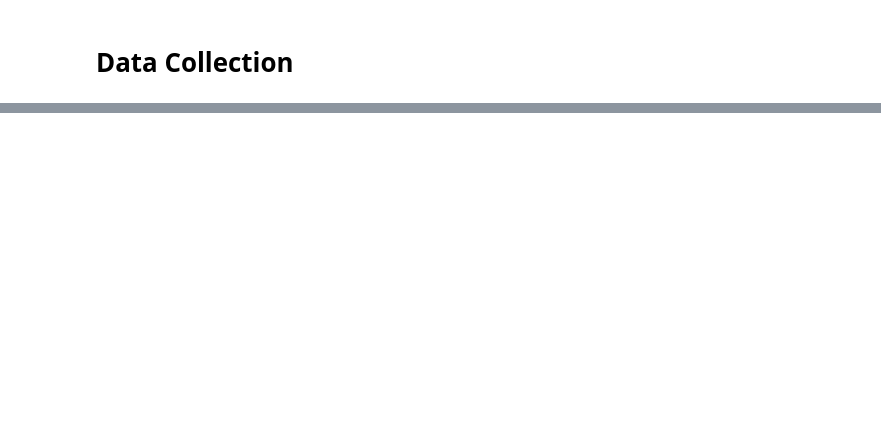
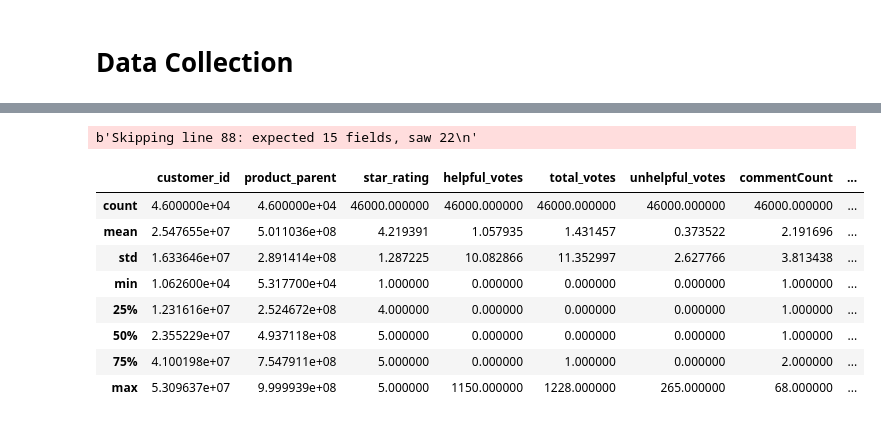
Before and after one commit to danielka223/ds_workshop, a Jupyter notebook: dsWorkshopAmazon.ipynb, the cells around one changed output, grey strips where cells are left out. Saved outputs shown, nothing was run; the diff lists cells and outputs as text; code cells hidden in the pictures; blank space fills up the shorter version.

```diff
--- a/dsWorkshopAmazon.ipynb
+++ b/dsWorkshopAmazon.ipynb
@@ -83,0 +148,54 @@ reviews.head()
+# %%
+#@title Data Filters
+
+include_all_categories = True #@param {type:"boolean"}
+pick_category = "Shoes"  #@param ['Apparel', 'Automotive', 'Baby', 'Beauty', 'Books', 'Books_v1_00', 'Books_v1_01', 'Camera', 'Digital_Ebook_Purchase', 'Digital_Ebook_Purchase1', 'Digital_Music_Purchase', 'Digital_Software', 'Digital_Video_Download', 'Digital_Video_Games', 'Electronics', 'Furniture', 'Gift_Card', 'Grocery', 'Health_Personal_Care', 'Home', 'Home_Entertainment', 'Home_Improvement', 'Jewelry', 'Kitchen', 'Lawn_and_Garden', 'Luggage', 'Major_Appliances', 'Mobile_Apps', 'Mobile_Electronics', 'Music', 'Musical_Instruments', 'Office_Products', 'Outdoors', 'PC', 'Personal_Care_Appliances', 'Pet_Products', 'Shoes', 'Software', 'Sports', 'Tools', 'Toys', 'Video', 'Video_DVD', 'Video_Games', 'Watches', 'Wireless']
+entry_limit = 1000  #@param {type: "slider", min: 1000, max: 5000000, step:1000}
+#@markdown ---
+#@markdown ###Review Filters
+filter_reviews_older_than = '2010-11-05'  #@param {type: "date"}
+
+#generate ds paths
+root = "drive/Team Drives/DS Workshop/data/"
+file_ext = ".tsv"
+ds_path = root + pick_category + file_ext
+
+file_names = glob.glob1(root, "*" + file_ext)
+all_paths = [root + filename for filename in file_names]
+# %%
+if include_all_categories:
+  ds_list = []
+  for path in all_paths:
+    cat_ds = pd.read_csv(path,
+                        delimiter='\t',
+                        warn_bad_lines=True,
+                        error_bad_lines=False,
+                        nrows=entry_limit)
+    ds_list.append(cat_ds)
+    reviews = pd.concat(ds_list, axis = 0, ignore_index = True)
+else:
+  reviews = pd.read_csv(ds_path,
+                        delimiter='\t',
+                        warn_bad_lines=True,
+                        error_bad_lines=False,
+                        nrows=entry_limit)
+
+reviews['unhelpful_votes'] = reviews['total_votes'] - reviews['helpful_votes']
+thumbs = pd.DataFrame(reviews.groupby('customer_id').mean())
+thumbs = thumbs[['helpful_votes','unhelpful_votes']]
+thumbs.columns = ['helpful_votes_avg','helpful_votes_avg']
+commentCount=pd.DataFrame(reviews.groupby('customer_id').size())
+commentCount.columns=['commentCount']
+reviews = reviews.join(commentCount, on='customer_id').join(thumbs, on='customer_id')
+reviews.describe()
+# %% [output]
+b'Skipping line 88: expected 15 fields, saw 22\n'
+|  | customer_id | product_parent | star_rating | helpful_votes | total_votes | unhelpful_votes | commentCount | ... |
+| count | 4.600000e+04 | 4.600000e+04 | 46000.000000 | 46000.000000 | 46000.000000 | 46000.000000 | 46000.000000 | ... |
+| mean | 2.547655e+07 | 5.011036e+08 | 4.219391 | 1.057935 | 1.431457 | 0.373522 | 2.191696 | ... |
+| std | 1.633646e+07 | 2.891414e+08 | 1.287225 | 10.082866 | 11.352997 | 2.627766 | 3.813438 | ... |
+| min | 1.062600e+04 | 5.317700e+04 | 1.000000 | 0.000000 | 0.000000 | 0.000000 | 1.000000 | ... |
+| 25% | 1.231616e+07 | 2.524672e+08 | 4.000000 | 0.000000 | 0.000000 | 0.000000 | 1.000000 | ... |
+| 50% | 2.355229e+07 | 4.937118e+08 | 5.000000 | 0.000000 | 0.000000 | 0.000000 | 1.000000 | ... |
+| 75% | 4.100198e+07 | 7.547911e+08 | 5.000000 | 0.000000 | 1.000000 | 0.000000 | 2.000000 | ... |
+| max | 5.309637e+07 | 9.999939e+08 | 5.000000 | 1150.000000 | 1228.000000 | 265.000000 | 68.000000 | ... |
```
Also changed, not shown: parts of 7 cells of this notebook.
